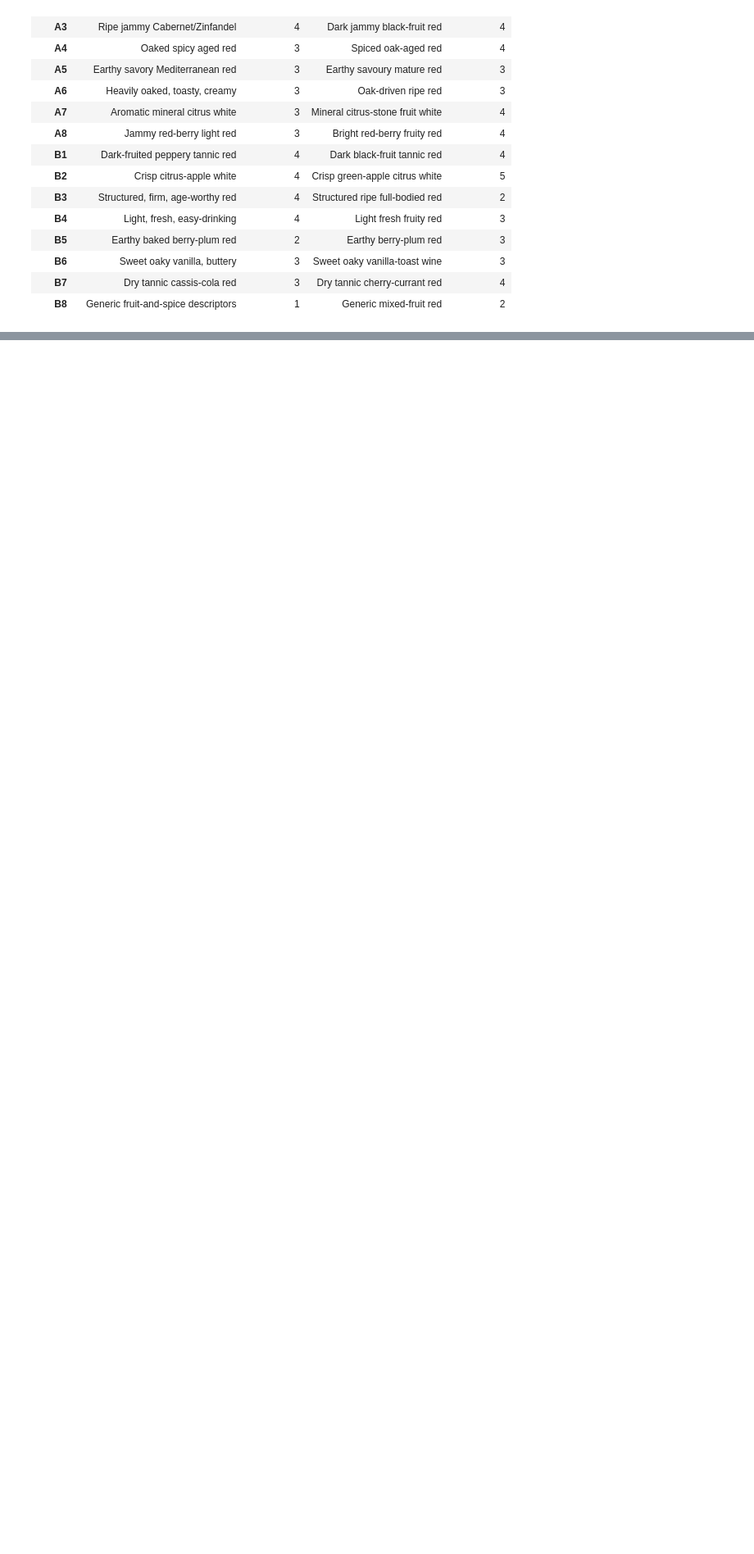
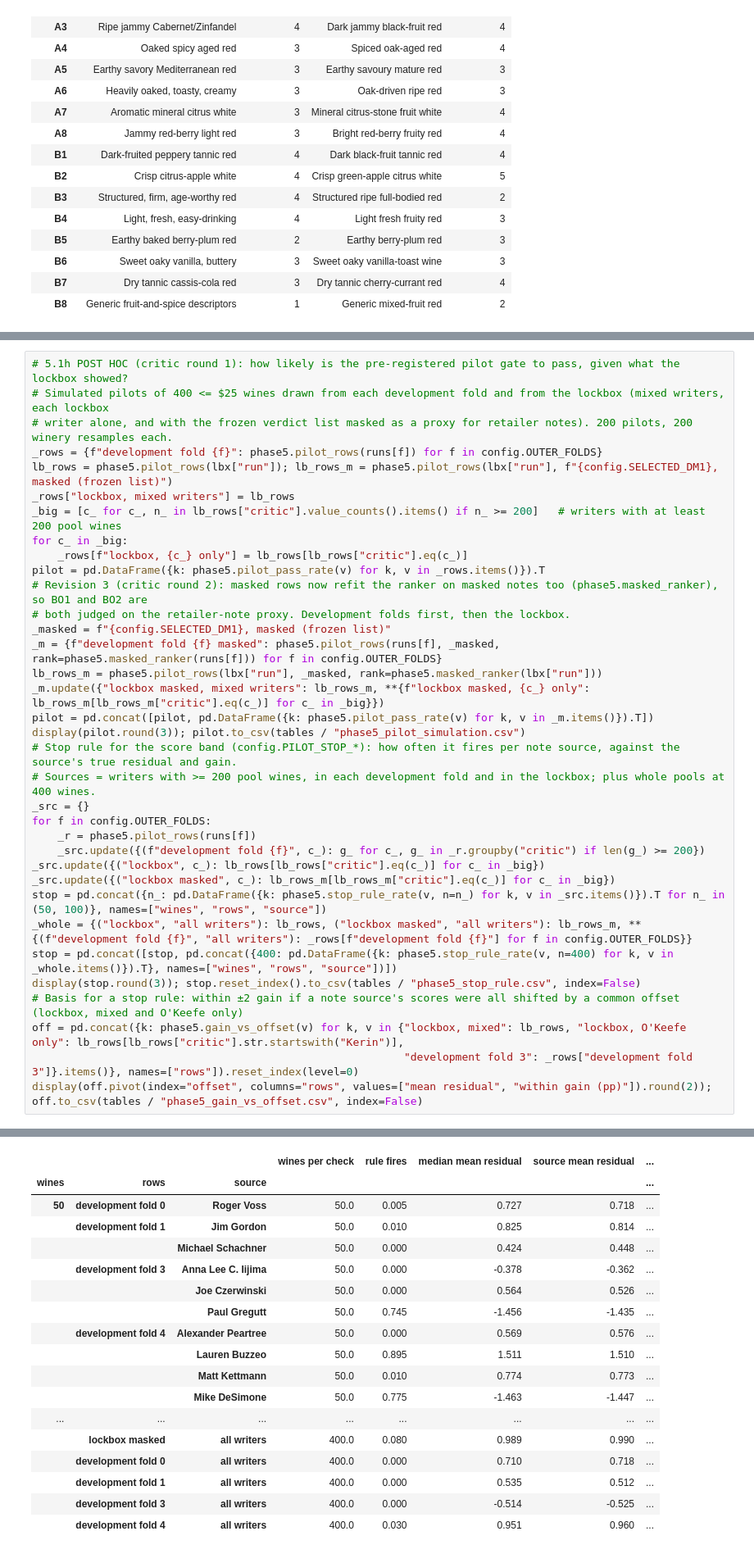
Before and after one commit to anita-agasaveeran/Assignment4, a Jupyter notebook: 01_CRISP-DM_Wine_Value/notebooks/CRISP_DM_Wine_Value.ipynb, the cells around one changed output, grey strips where cells are left out. Shown at 82% size. Cells and saved outputs as stored; diff of their text form; blank space fills up the shorter version.

```diff
--- a/01_CRISP-DM_Wine_Value/notebooks/CRISP_DM_Wine_Value.ipynb
+++ b/01_CRISP-DM_Wine_Value/notebooks/CRISP_DM_Wine_Value.ipynb
@@ -2845,0 +3084,36 @@ The lockbox is sealed (config.LOCKBOX_UNSEALED is False): nothing below has run.
+# %%
+# 5.1h POST HOC (critic round 1): how likely is the pre-registered pilot gate to pass, given what the lockbox showed?
+# Simulated pilots of 400 <= $25 wines drawn from each development fold and from the lockbox (mixed writers, each lockbox
+# writer alone, and with the frozen verdict list masked as a proxy for retailer notes). 200 pilots, 200 winery resamples each.
+_rows = {f"development fold {f}": phase5.pilot_rows(runs[f]) for f in config.OUTER_FOLDS}
+lb_rows = phase5.pilot_rows(lbx["run"]); lb_rows_m = phase5.pilot_rows(lbx["run"], f"{config.SELECTED_DM1}, masked (frozen list)")
+_rows["lockbox, mixed writers"] = lb_rows
+_big = [c_ for c_, n_ in lb_rows["critic"].value_counts().items() if n_ >= 200]   # writers with at least 200 pool wines
+for c_ in _big:
+    _rows[f"lockbox, {c_} only"] = lb_rows[lb_rows["critic"].eq(c_)]
+pilot = pd.DataFrame({k: phase5.pilot_pass_rate(v) for k, v in _rows.items()}).T
+# Revision 3 (critic round 2): masked rows now refit the ranker on masked notes too (phase5.masked_ranker), so BO1 and BO2 are
+# both judged on the retailer-note proxy. Development folds first, then the lockbox.
+_masked = f"{config.SELECTED_DM1}, masked (frozen list)"
+_m = {f"development fold {f} masked": phase5.pilot_rows(runs[f], _masked, rank=phase5.masked_ranker(runs[f])) for f in config.OUTER_FOLDS}
+lb_rows_m = phase5.pilot_rows(lbx["run"], _masked, rank=phase5.masked_ranker(lbx["run"]))
+_m.update({"lockbox masked, mixed writers": lb_rows_m, **{f"lockbox masked, {c_} only": lb_rows_m[lb_rows_m["critic"].eq(c_)] for c_ in _big}})
+pilot = pd.concat([pilot, pd.DataFrame({k: phase5.pilot_pass_rate(v) for k, v in _m.items()}).T])
+display(pilot.round(3)); pilot.to_csv(tables / "phase5_pilot_simulation.csv")
+# Stop rule for the score band (config.PILOT_STOP_*): how often it fires per note source, against the source's true residual and gain.
+# Sources = writers with >= 200 pool wines, in each development fold and in the lockbox; plus whole pools at 400 wines.
+_src = {}
+for f in config.OUTER_FOLDS:
+    _r = phase5.pilot_rows(runs[f])
+    _src.update({(f"development fold {f}", c_): g_ for c_, g_ in _r.groupby("critic") if len(g_) >= 200})
+_src.update({("lockbox", c_): lb_rows[lb_rows["critic"].eq(c_)] for c_ in _big})
+_src.update({("lockbox masked", c_): lb_rows_m[lb_rows_m["critic"].eq(c_)] for c_ in _big})
+stop = pd.concat({n_: pd.DataFrame({k: phase5.stop_rule_rate(v, n=n_) for k, v in _src.items()}).T for n_ in (50, 100)}, names=["wines", "rows", "source"])
+_whole = {("lockbox", "all writers"): lb_rows, ("lockbox masked", "all writers"): lb_rows_m, **{(f"development fold {f}", "all writers"): _rows[f"development fold {f}"] for f in config.OUTER_FOLDS}}
+stop = pd.concat([stop, pd.concat({400: pd.DataFrame({k: phase5.stop_rule_rate(v, n=400) for k, v in _whole.items()}).T}, names=["wines", "rows", "source"])])
+display(stop.round(3)); stop.reset_index().to_csv(tables / "phase5_stop_rule.csv", index=False)
+# Basis for a stop rule: within ±2 gain if a note source's scores were all shifted by a common offset (lockbox, mixed and O'Keefe only)
+off = pd.concat({k: phase5.gain_vs_offset(v) for k, v in {"lockbox, mixed": lb_rows, "lockbox, O'Keefe only": lb_rows[lb_rows["critic"].str.startswith("Kerin")],
+                                                          "development fold 3": _rows["development fold 3"]}.items()}, names=["rows"]).reset_index(level=0)
+display(off.pivot(index="offset", columns="rows", values=["mean residual", "within gain (pp)"]).round(2)); off.to_csv(tables / "phase5_gain_vs_offset.csv", index=False)
+# %% [output]
@@ -2845,0 +3137,18 @@ The lockbox is sealed (config.LOCKBOX_UNSEALED is False): nothing below has run.
+|  |  |  | wines per check | rule fires | median mean residual | source mean residual | ... |
+| wines | rows | source |  |  |  |  | ... |
+| 50 | development fold 0 | Roger Voss | 50.0 | 0.005 | 0.727 | 0.718 | ... |
+|  | development fold 1 | Jim Gordon | 50.0 | 0.010 | 0.825 | 0.814 | ... |
+|  |  | Michael Schachner | 50.0 | 0.000 | 0.424 | 0.448 | ... |
+|  | development fold 3 | Anna Lee C. Iijima | 50.0 | 0.000 | -0.378 | -0.362 | ... |
+|  |  | Joe Czerwinski | 50.0 | 0.000 | 0.564 | 0.526 | ... |
+|  |  | Paul Gregutt | 50.0 | 0.745 | -1.456 | -1.435 | ... |
+|  | development fold 4 | Alexander Peartree | 50.0 | 0.000 | 0.569 | 0.576 | ... |
+|  |  | Lauren Buzzeo | 50.0 | 0.895 | 1.511 | 1.510 | ... |
+|  |  | Matt Kettmann | 50.0 | 0.010 | 0.774 | 0.773 | ... |
+|  |  | Mike DeSimone | 50.0 | 0.775 | -1.463 | -1.447 | ... |
+| ... | ... | ... | ... | ... | ... | ... | ... |
+|  | lockbox masked | all writers | 400.0 | 0.080 | 0.989 | 0.990 | ... |
+|  | development fold 0 | all writers | 400.0 | 0.000 | 0.710 | 0.718 | ... |
+|  | development fold 1 | all writers | 400.0 | 0.000 | 0.535 | 0.512 | ... |
+|  | development fold 3 | all writers | 400.0 | 0.000 | -0.514 | -0.525 | ... |
+|  | development fold 4 | all writers | 400.0 | 0.030 | 0.951 | 0.960 | ... |
```
Also changed, not shown: parts of 14 cells of this notebook, 29 other files.
